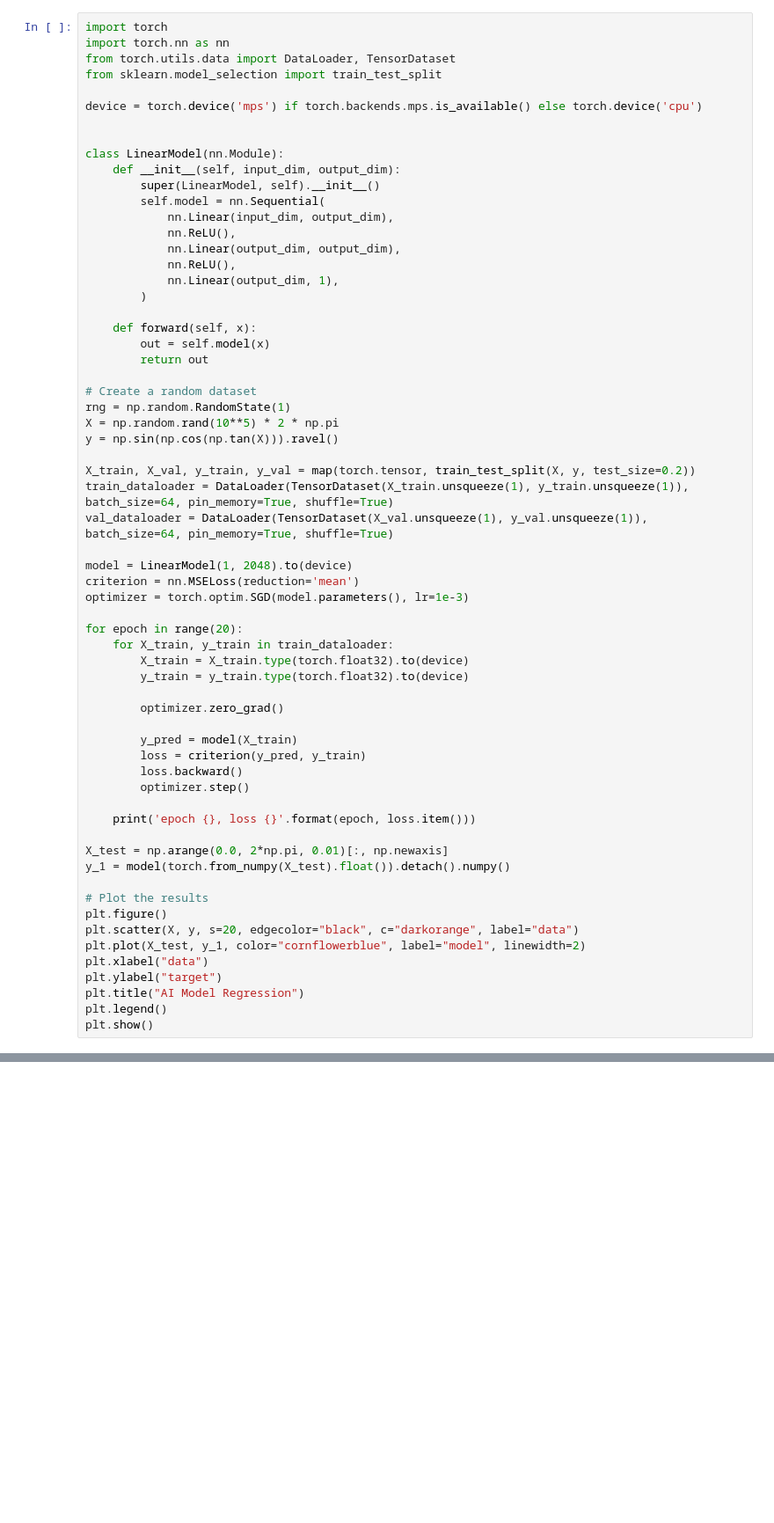
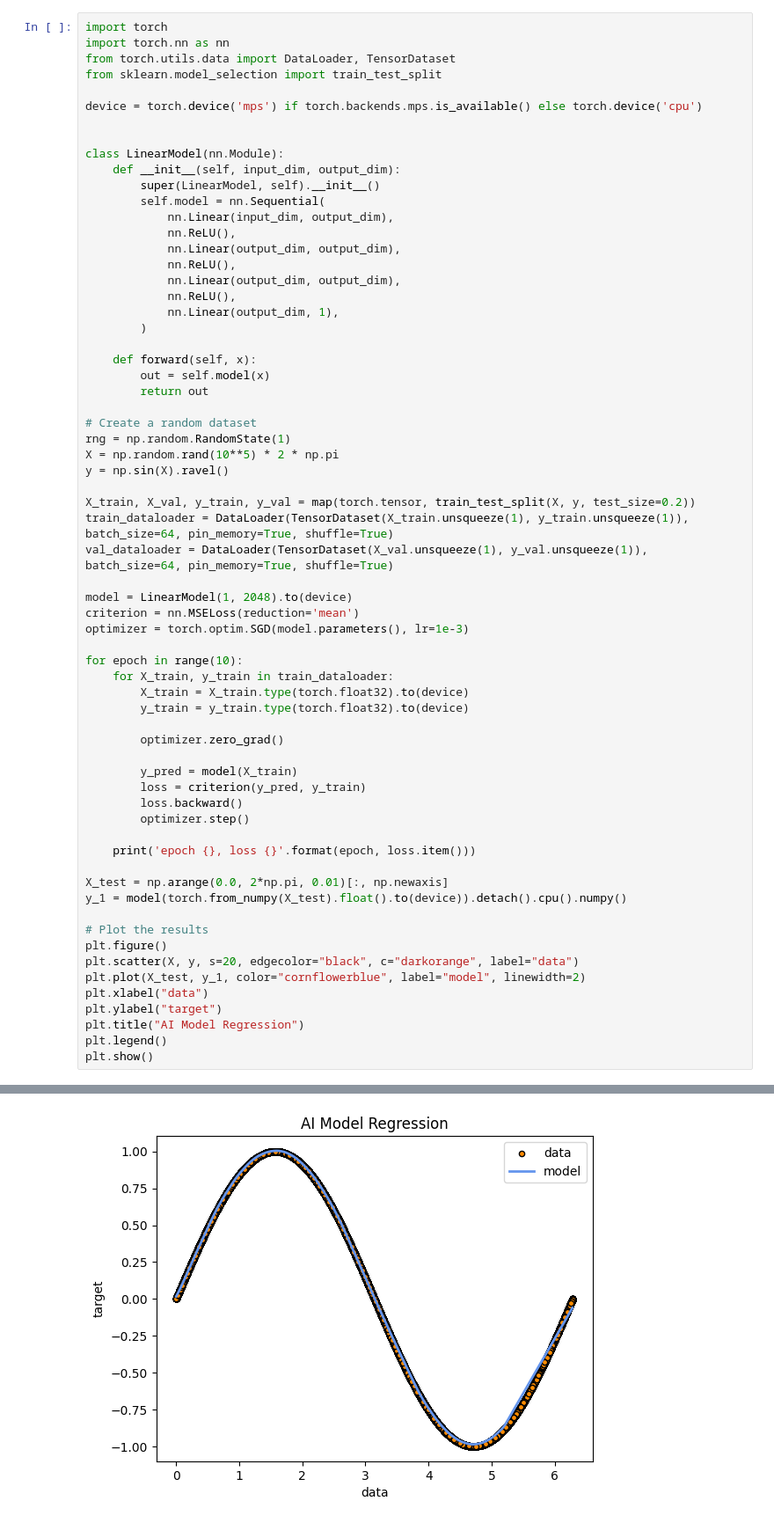
Before and after one commit to dmateos/notebooks, a Jupyter notebook: fitsinwave.ipynb, the cells around one changed output, grey strips where cells are left out. Shown at 88% size. Cells and saved outputs as stored; diff of their text form; blank space fills up the shorter version.

```diff
--- a/fitsinwave.ipynb
+++ b/fitsinwave.ipynb
@@ -50,6 +50,8 @@ class LinearModel(nn.Module):
             nn.ReLU(),
             nn.Linear(output_dim, output_dim),
             nn.ReLU(),
+            nn.Linear(output_dim, output_dim),
+            nn.ReLU(),
             nn.Linear(output_dim, 1),
         )
 
@@ -60,7 +62,7 @@ class LinearModel(nn.Module):
 # Create a random dataset
 rng = np.random.RandomState(1)
 X = np.random.rand(10**5) * 2 * np.pi
-y = np.sin(np.cos(np.tan(X))).ravel()
+y = np.sin(X).ravel()
 
 X_train, X_val, y_train, y_val = map(torch.tensor, train_test_split(X, y, test_size=0.2))
 train_dataloader = DataLoader(TensorDataset(X_train.unsqueeze(1), y_train.unsqueeze(1)), batch_size=64, pin_memory=True, shuffle=True)
@@ -70,7 +72,7 @@ model = LinearModel(1, 2048).to(device)
 criterion = nn.MSELoss(reduction='mean')
 optimizer = torch.optim.SGD(model.parameters(), lr=1e-3)
 
-for epoch in range(20):
+for epoch in range(10):
     for X_train, y_train in train_dataloader:
         X_train = X_train.type(torch.float32).to(device)
         y_train = y_train.type(torch.float32).to(device)
@@ -85,7 +87,7 @@ for epoch in range(20):
     print('epoch {}, loss {}'.format(epoch, loss.item()))
 
 X_test = np.arange(0.0, 2*np.pi, 0.01)[:, np.newaxis]
-y_1 = model(torch.from_numpy(X_test).float()).detach().numpy()
+y_1 = model(torch.from_numpy(X_test).float().to(device)).detach().cpu().numpy()
 
 # Plot the results
 plt.figure()
@@ -118,0 +112 @@ epoch 18, loss 0.13725902140140533
+[figure, added]
```
Also changed, not shown: parts of 2 cells of this notebook.
